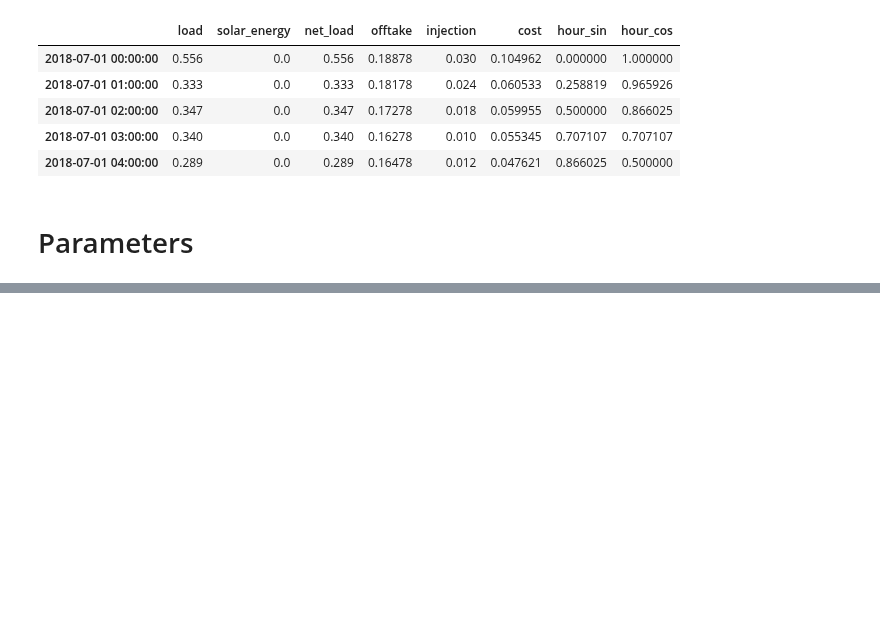
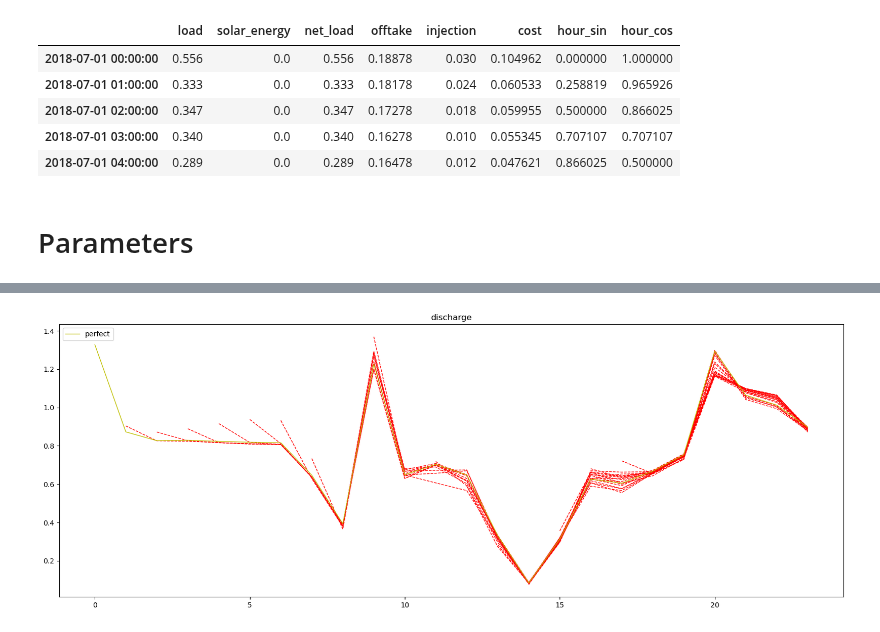
Before and after one commit to Joris-Dprtr/DFL_PVB, a Jupyter notebook: notebooks/MPC_evaluation_clean.ipynb, the cells around one changed output, grey strips where cells are left out. Saved outputs shown, nothing was run; the diff lists cells and outputs as text; code cells hidden in the pictures; blank space fills up the shorter version.

```diff
--- a/notebooks/MPC_evaluation_clean.ipynb
+++ b/notebooks/MPC_evaluation_clean.ipynb
@@ -137,0 +173,15 @@ plt.show()
+# %%
+plt.figure(figsize=(20,7))
+
+
+for i in range(1, len(dictionary_list_perfect)):
+    plt.plot(np.pad(dictionary_list_perfect[i][variable][pilot_day], (i, 0), mode='constant', constant_values=np.nan), color='r', linestyle='--', linewidth=1)
+
+plt.plot(dictionary_list_perfect[0][variable][pilot_day], color='y', label='perfect', linewidth=1)
+
+plt.legend(loc='upper left')
+
+plt.title(variable)
+plt.show()
+# %% [output]
+[figure, added]
```
Also changed, not shown: parts of 17 cells of this notebook, 1 other file.
